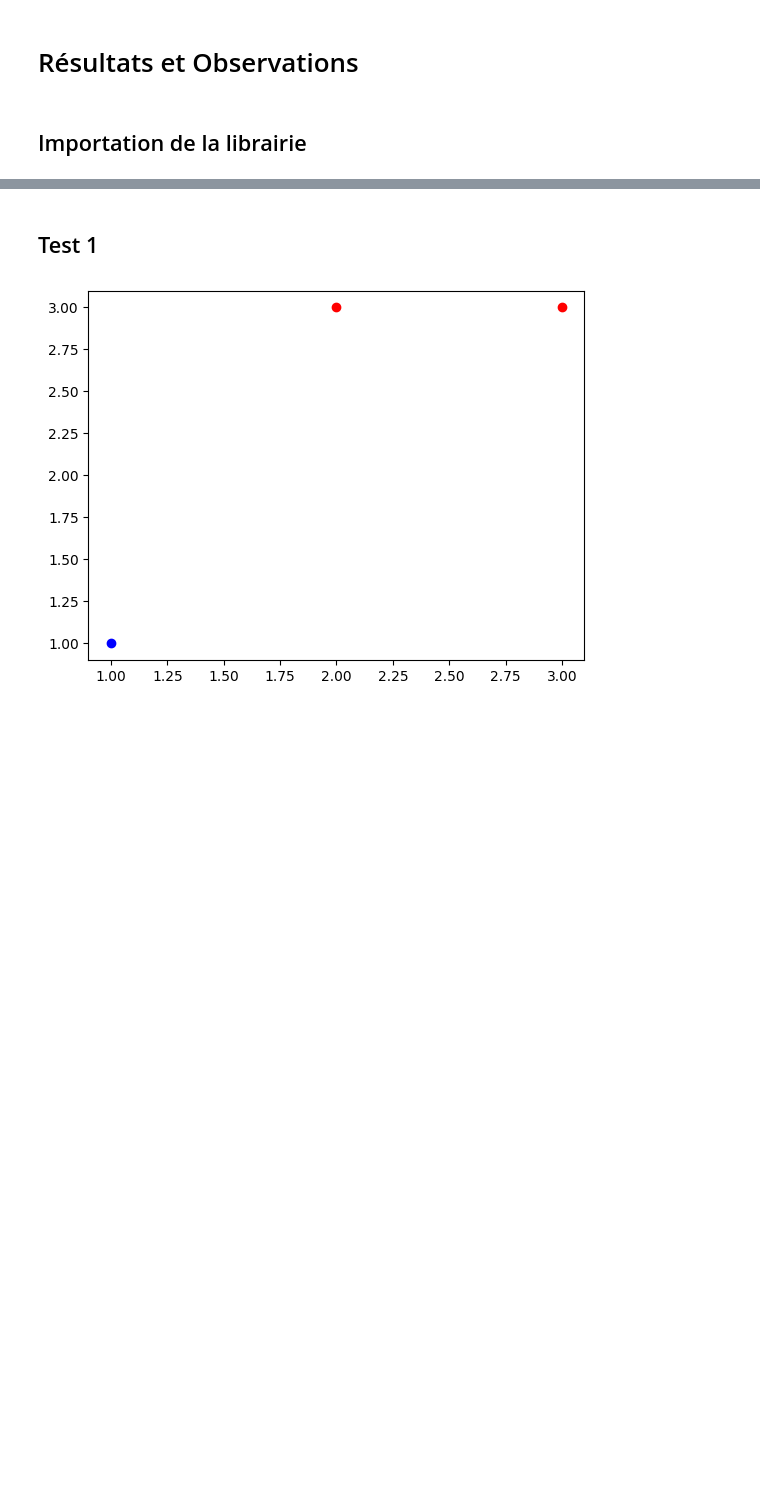
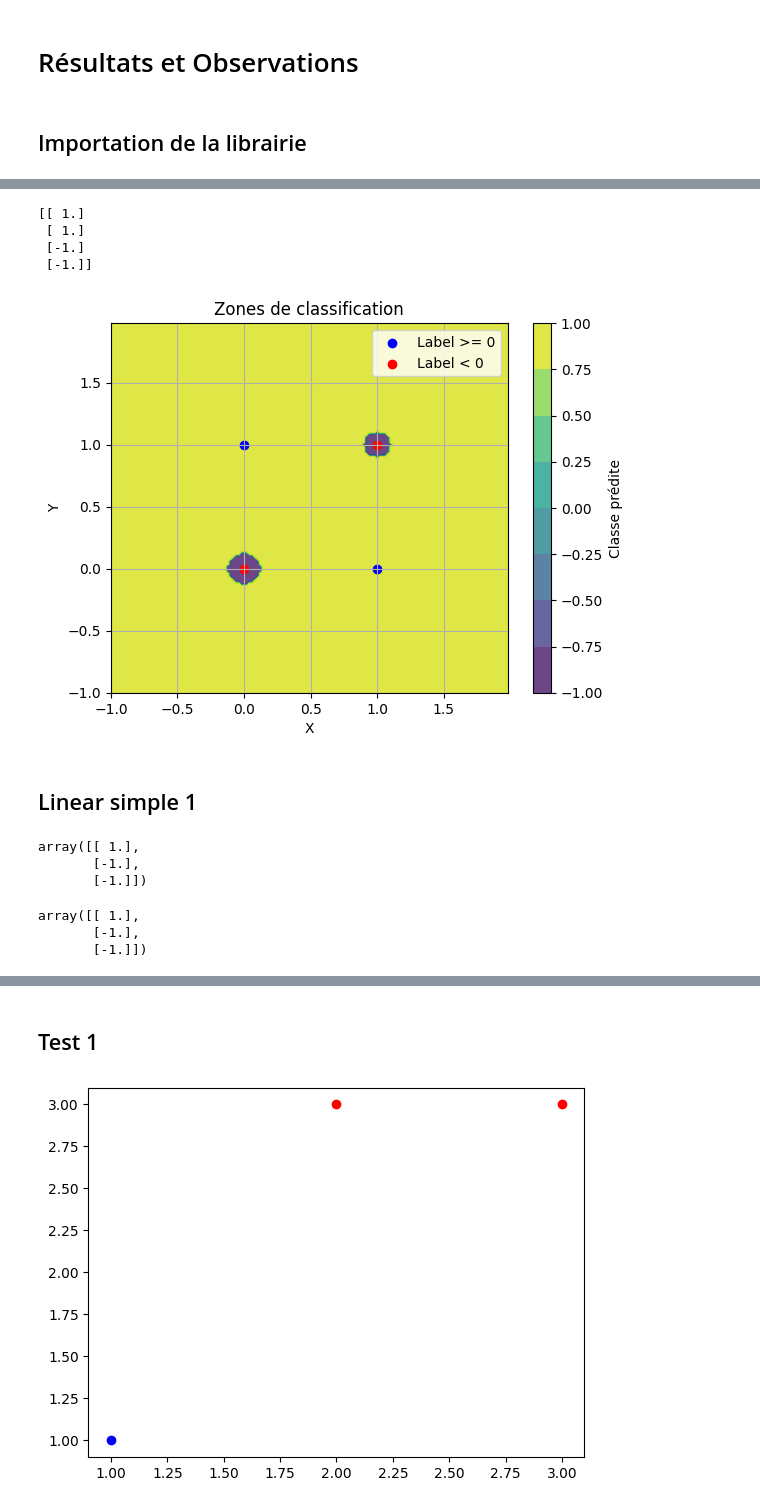
Before and after one commit to Artorius104/GranolaGPT, a Jupyter notebook: notebook/Résultats et Observations.ipynb, the cells around one changed output, grey strips where cells are left out. Saved outputs shown, nothing was run; the diff lists cells and outputs as text; code cells hidden in the pictures; blank space fills up the shorter version.

```diff
--- a/notebook/Résultats et Observations.ipynb
+++ b/notebook/Résultats et Observations.ipynb
@@ -44,0 +661,22 @@ my_lib.predict_MyMLP.restype = ctypes.POINTER(ctypes.c_double)
+# %%
+## RBF Rosenblatt ##
+
+model = create_MyRBF_rb(X, 1, 0.1)
+
+train_MyRBF_rb(model, X, Y.reshape(-1,1), 0.1, 10_000,True)
+
+predictions = predict_MyRBF_rb(model, X, 1, True)
+print(predictions)
+
+def model_classifier(points):
+    return predict_MyRBF_rb(model, np.array(points), 1, True)
+
+afficher_zones_classification_1(model_classifier, X, Y.reshape(-1,1))
+# %% [output]
+[[ 1.]
+ [ 1.]
+ [-1.]
+ [-1.]]
+[figure, added]
+# %% [markdown]
+## Linear simple 1
@@ -44,0 +696,25 @@ my_lib.predict_MyMLP.restype = ctypes.POINTER(ctypes.c_double)
+# %%
+## RBF Classique ##
+
+model = create_MyRBF(X, 0.01)
+
+train_MyRBF(model, X, y.reshape(-1,1))
+
+predictions = predict_MyRBF(model, X, 1, True)
+predictions
+# %% [output]
+array([[ 1.],
+       [-1.],
+       [-1.]])
+# %%
+## RBF Rosenblatt ##
+
+model = create_MyRBF_rb(X, 1, 0.01)
+
+train_MyRBF_rb(model, X, y.reshape(-1,1), 0.01,10000,False)
+
+predict_MyRBF_rb(model, X, 1, False)
+# %% [output]
+array([[ 1.],
+       [-1.],
+       [-1.]])
```
Also changed, not shown: parts of 95 cells of this notebook, 1 other file.
